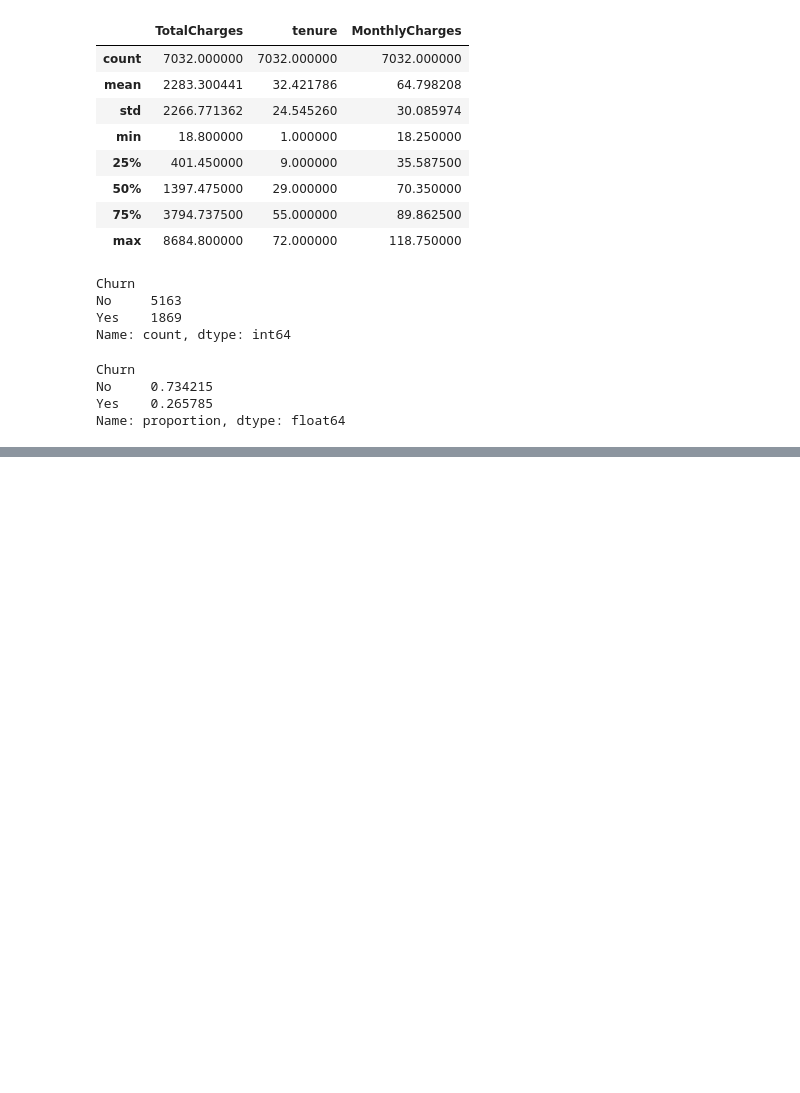
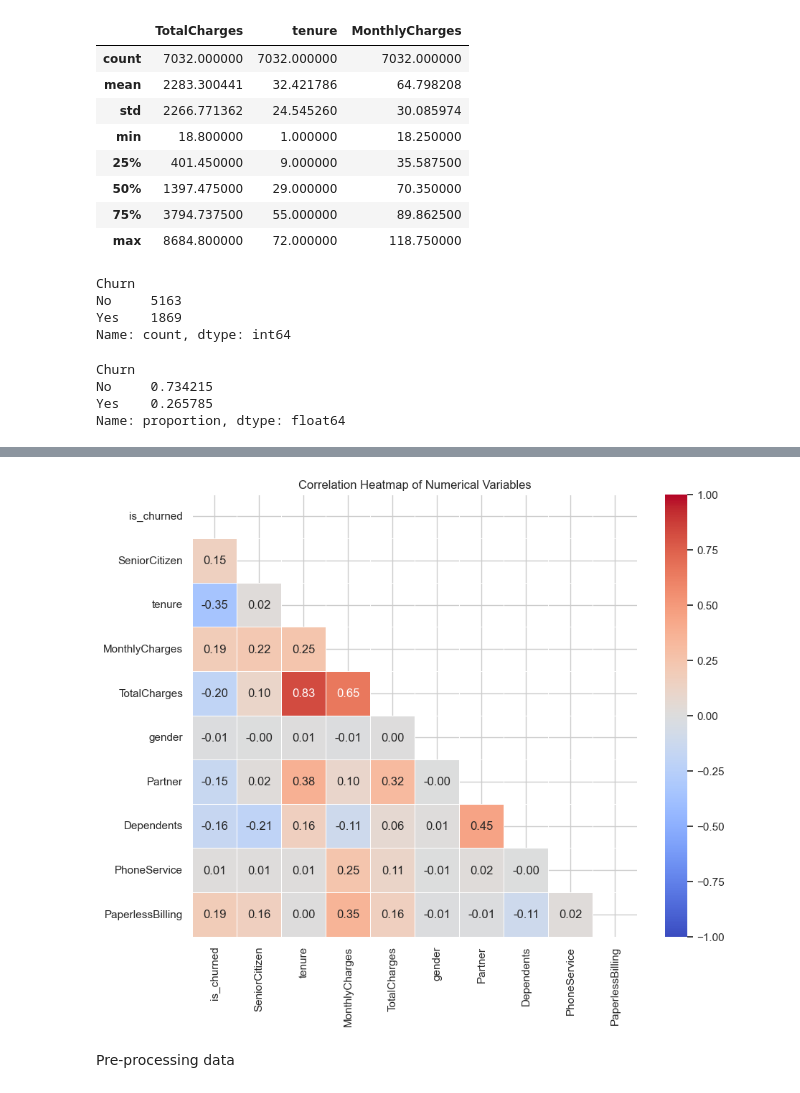
Before and after one commit to Sayeeshwar/churn_prediction, a Jupyter notebook: model.ipynb, the cells around one changed output, grey strips where cells are left out. Drawn from its saved outputs; the diff is of its cells as text; code cells hidden in the pictures; blank space fills up the shorter version.

```diff
--- a/model.ipynb
+++ b/model.ipynb
@@ -110,0 +165,20 @@ Name: proportion, dtype: float64
+# %%
+plt.figure(figsize=(10, 8))
+df_corr = df.copy()
+df_corr['is_churned'] = df_corr['Churn'].map({'Yes': 1, 'No': 0})
+
+binary_vars = ['gender', 'Partner', 'Dependents', 'PhoneService', 'PaperlessBilling']
+for var in binary_vars:
+    df_corr[var] = df_corr[var].map({'Male': 1, 'Female': 0, 'Yes': 1, 'No': 0})
+numeric_cols = ['is_churned', 'SeniorCitizen', 'tenure', 'MonthlyCharges', 'TotalCharges'] + binary_vars
+
+corr_matrix = df_corr[numeric_cols].corr()
+mask = np.triu(np.ones_like(corr_matrix, dtype=bool))
+sns.heatmap(corr_matrix, mask=mask, annot=True, fmt='.2f', cmap='coolwarm',
+            vmin=-1, vmax=1, center=0, linewidths=.5)
+plt.title('Correlation Heatmap of Numerical Variables')
+plt.show()
+# %% [output]
+[figure, added]
+# %% [markdown]
+Pre-processing data
```
Also changed, not shown: parts of 8 cells of this notebook.
